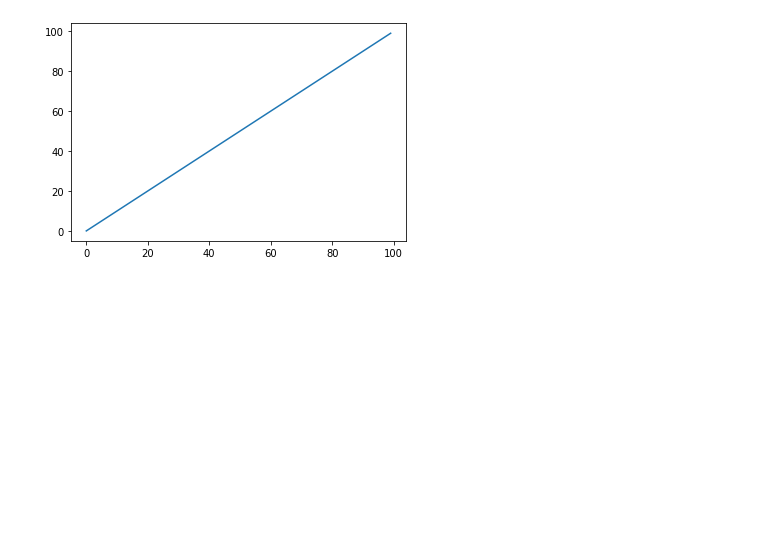
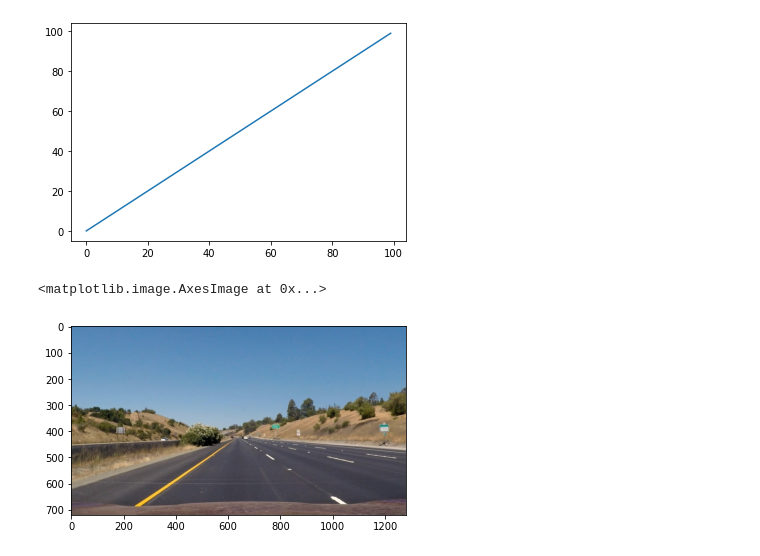
Before and after one commit to VitaliiLakusta/CarND-Advanced-Lane-Lines, a Jupyter notebook: index.ipynb, the cells around one changed output. Cells and saved outputs as stored; diff of their text form; code cells hidden in the pictures; blank space fills up the shorter version.

Commit message:
Install pillow to read .jpg images with matplotlib.image

```diff
--- a/index.ipynb
+++ b/index.ipynb
@@ -5,4 +6,5 @@ import matplotlib.pyplot as plt
 # %%
+img = mpimg.imread('test_images/straight_lines1.jpg')
 print("initial commit, checking imports... ", np.array([1, 2, 3]))
 print(cv2.CV_64F)
 plt.plot(np.arange(100))
@@ -13,3 +15,8 @@ initial commit, checking imports...  [1 2 3]
 6
 all imports work!
 [figure]
+# %%
+plt.imshow(img)
+# %% [output]
+<matplotlib.image.AxesImage at 0x...>
+[figure, added]
```
Also changed, not shown: parts of 1 cell of this notebook, 1 other file.
